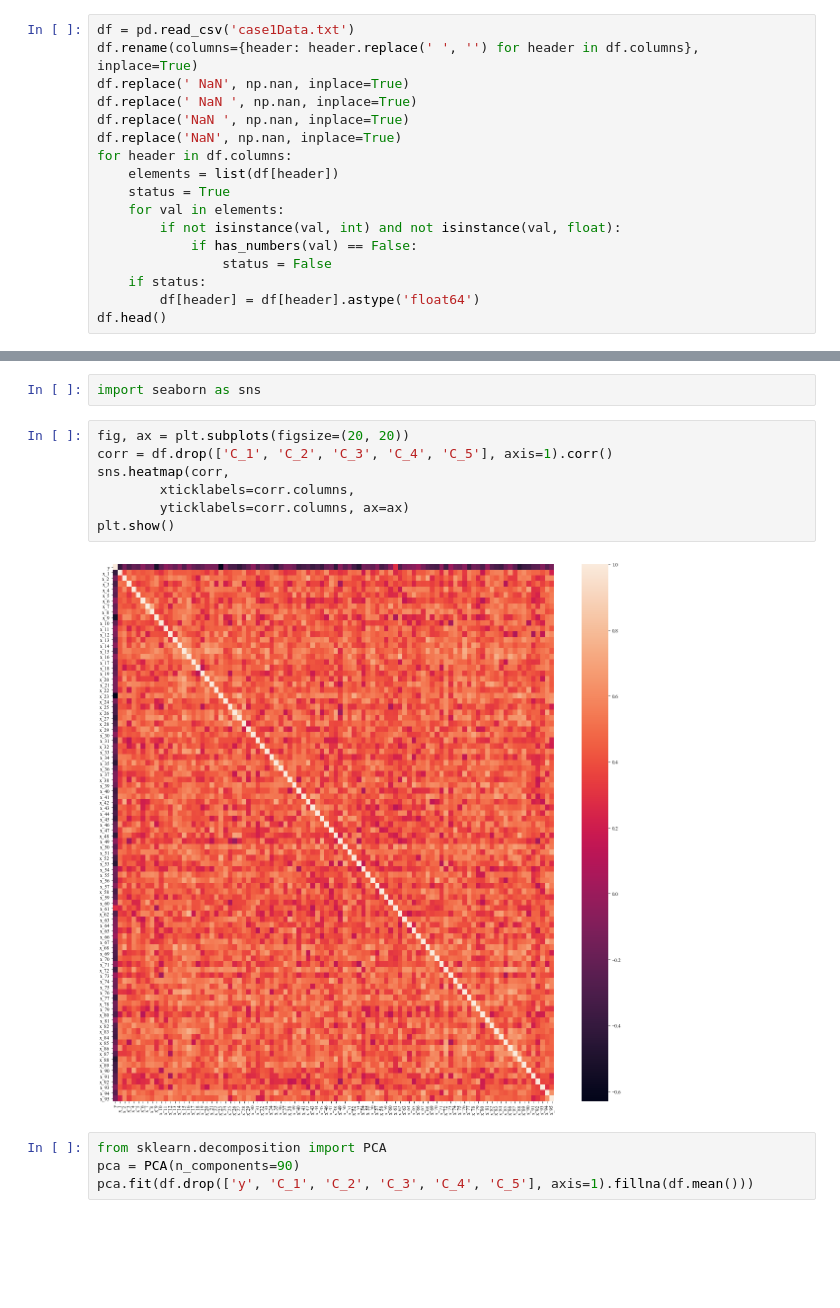
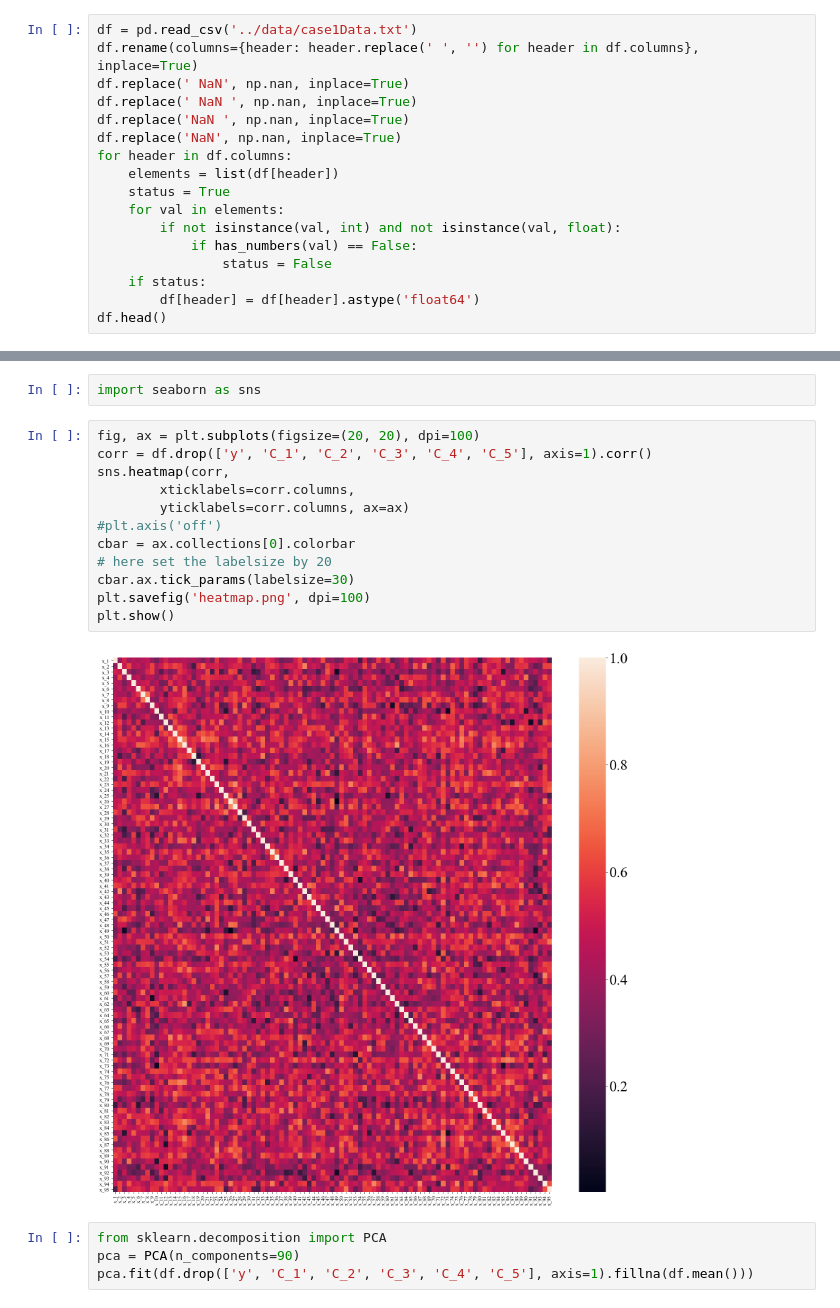
Before and after one commit to Ne0-1/02582_computational_data_analysis, a Jupyter notebook: case1/exploratory/explorative_analysis.ipynb, the cells around one changed output, grey strips where cells are left out. Cells and saved outputs as stored; diff of their text form; blank space fills up the shorter version.

Commit message:
Adding all model scripts and data preperation scripts

```diff
--- a/case1/exploratory/explorative_analysis.ipynb
+++ b/case1/exploratory/explorative_analysis.ipynb
@@ -14,7 +14,7 @@ setup_mpl()
 def has_numbers(inputString):
     return any(char.isdigit() for char in inputString)
 # %%
-df = pd.read_csv('case1Data.txt')
+df = pd.read_csv('../data/case1Data.txt')
 df.rename(columns={header: header.replace(' ', '') for header in df.columns}, inplace=True)
 df.replace(' NaN', np.nan, inplace=True)
 df.replace(' NaN ', np.nan, inplace=True)
@@ -120,14 +128,19 @@ Most importantly, our response variable is continous which means that we are dea
 # %%
 import seaborn as sns
 # %%
-fig, ax = plt.subplots(figsize=(20, 20))
-corr = df.drop(['C_1', 'C_2', 'C_3', 'C_4', 'C_5'], axis=1).corr()
+fig, ax = plt.subplots(figsize=(20, 20), dpi=100)
+corr = df.drop(['y', 'C_1', 'C_2', 'C_3', 'C_4', 'C_5'], axis=1).corr()
 sns.heatmap(corr,
         xticklabels=corr.columns,
         yticklabels=corr.columns, ax=ax)
+#plt.axis('off')
+cbar = ax.collections[0].colorbar
+# here set the labelsize by 20
+cbar.ax.tick_params(labelsize=30)
+plt.savefig('heatmap.png', dpi=100)
 plt.show()
 # %% [output]
-[figure, old version]
+[figure, new version]
 # %%
 from sklearn.decomposition import PCA
 pca = PCA(n_components=90)
```
Also changed, not shown: parts of 20 cells of this notebook, 9 other files.
